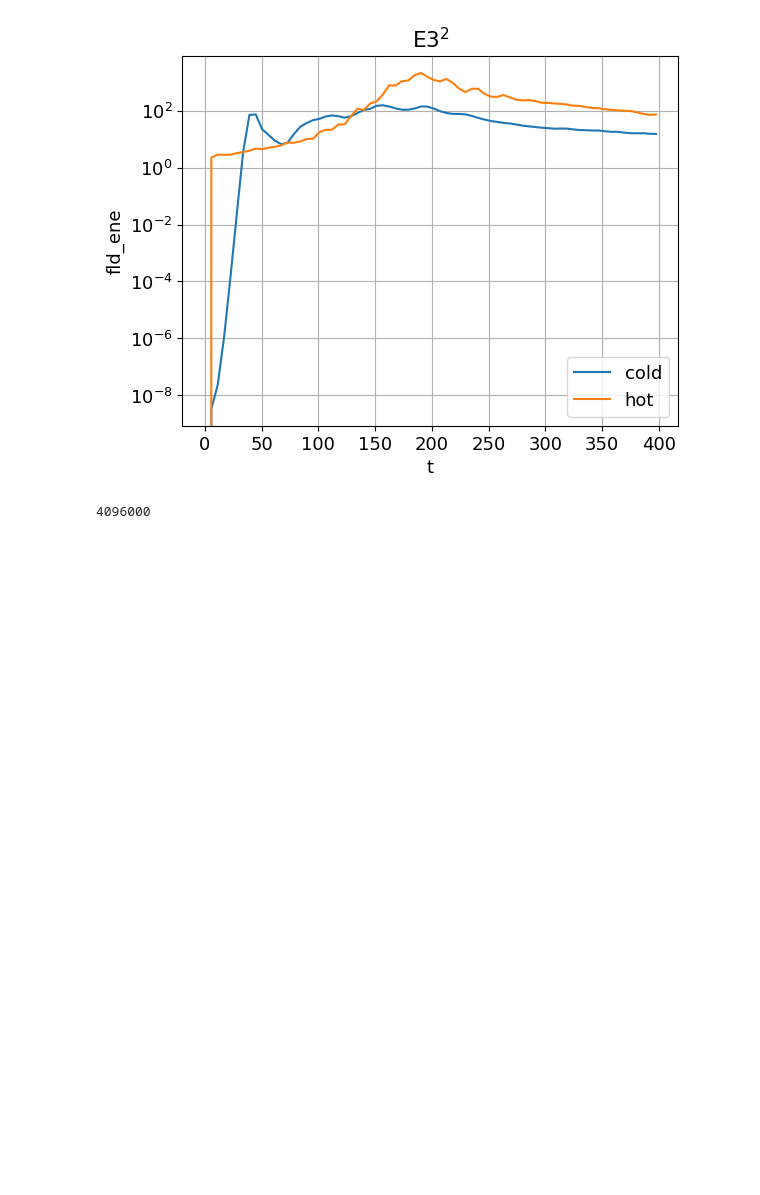
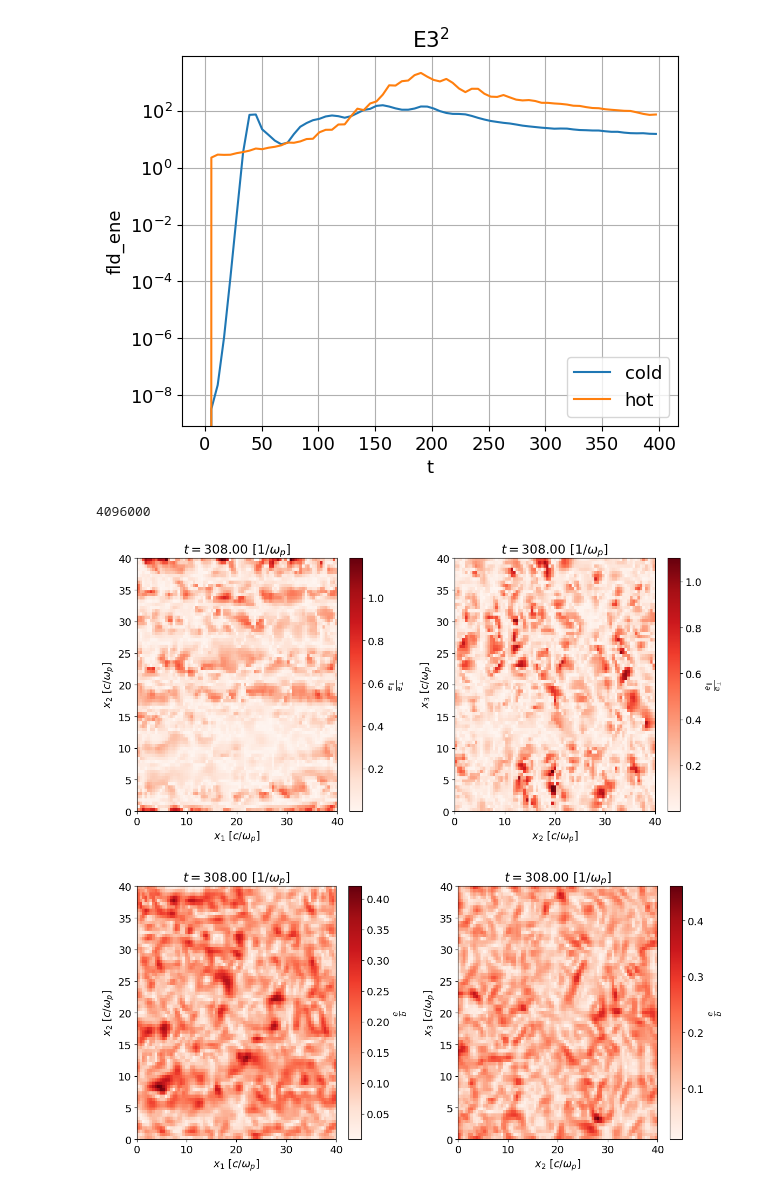
Before and after one commit to JoaoAGCandido/Decks, a Jupyter notebook: analizeWeibelEI.ipynb, the cells around one changed output. Saved outputs shown, nothing was run; the diff lists cells and outputs as text; code cells hidden in the pictures; blank space fills up the shorter version.

Commit message:
read perpendicualr and parallel components of E fields

```diff
--- a/analizeWeibelEI.ipynb
+++ b/analizeWeibelEI.ipynb
@@ -6,7 +6,7 @@ from pathlib import Path
 import matplotlib as mpl
 import pandas as pd
 from tqdm import tqdm
-plt.rcParams['font.size'] = 13
+plt.rcParams['font.size'] = 14
 # %%
 utils.time_estimation(40**3, 8**3, 0.3e-6, 50./0.288, 6, hours=False)
 # %% [output]
@@ -19,7 +19,7 @@ species = "neg_electrons"
 # %%
 # read data
 
-folder_path = Path("/home/exxxx5/Tese/DecksTese/WeibelTestElectronsEI_B0_1/")
+folder_path = Path("/home/exxxx5/Tese/Decks/WeibelTestElectronsEI_B0_1/")
 
 # neg_el = utils.OsirisGridFile(
 #     folder_path / ("MS/DENSITY/" + species + "/charge/charge-" + species + "-" + shot + ".h5")
@@ -51,7 +51,7 @@ e3 = utils.OsirisGridFile(
 # %%
 # read data
 
-folder_path_hot = Path("/home/exxxx5/Tese/DecksTese/WeibelTestElectronsEI_Hot_B0_1/")
+folder_path_hot = Path("/home/exxxx5/Tese/Decks/WeibelTestElectronsEI_Hot_B0_1/")
 
 # neg_el_Hot = utils.OsirisGridFile(
 #     folder_path_hot / ("MS/DENSITY/" + species + "/charge/charge-" + species + "-" + shot + ".h5")
@@ -275,0 +292,36 @@ for label in ['B1', 'B2', 'B3', 'E1', 'E2', 'E3']:
+# %%
+def plot_grid_centred(data, label):
+
+    vminmax = max([abs(np.max(data)), abs(np.min(data))])
+
+    fig, (ax1, ax2) = plt.subplots(1, 2, figsize=(12, 6))
+
+    # Plot for the first subplot
+    im1 = ax1.imshow(data[:,:,40].T, aspect="auto", origin="lower", cmap="Reds", extent=[b1.grid[0][0], b1.grid[0][1], b1.grid[1][0], b1.grid[1][1]])
+    cbar1 = fig.colorbar(im1, ax=ax1)
+    cbar1.set_label(label)
+    ax1.set_title(r"$t={:.2f}$".format(b1.time[0]) + r"$\  [{}]$".format(b1.time[1]))
+    ax1.set_xlabel(r"${}$".format(b1.axis[0]["long_name"]) + r"$\  [{}]$".format(b1.axis[0]["units"]))
+    ax1.set_ylabel(r"${}$".format(b1.axis[1]["long_name"]) + r"$\  [{}]$".format(b1.axis[1]["units"]))
+
+
+    # Plot for the second subplot
+    im2 = ax2.imshow(data[40,:,:].T, aspect="auto", origin="lower", cmap="Reds", extent=[b1.grid[1][0], b1.grid[1][1], b1.grid[2][0], b1.grid[2][1]])
+    cbar2 = fig.colorbar(im2, ax=ax2)
+    cbar2.set_label(label)
+    ax2.set_title(r"$t={:.2f}$".format(b1.time[0]) + r"$\  [{}]$".format(b1.time[1]))
+    ax2.set_xlabel(r"${}$".format(b1.axis[1]["long_name"]) + r"$\  [{}]$".format(b1.axis[1]["units"]))
+    ax2.set_ylabel(r"${}$".format(b1.axis[2]["long_name"]) + r"$\  [{}]$".format(b1.axis[2]["units"]))
+
+    return fig, ax1, ax2
+# %%
+fig, ax1, ax2 = plot_grid_centred(e_par/e_perp, r"$\frac{e_{\parallel}}{e_{\perp}}$")
+plt.tight_layout()
+plt.show()
+
+fig, ax1, ax2 = plot_grid_centred(e/b, r"$\frac{e}{b}$")
+plt.tight_layout()
+plt.show()
+# %% [output]
+[figure, added]
+[figure, added]
```
Also changed, not shown: parts of 1 cell of this notebook.
